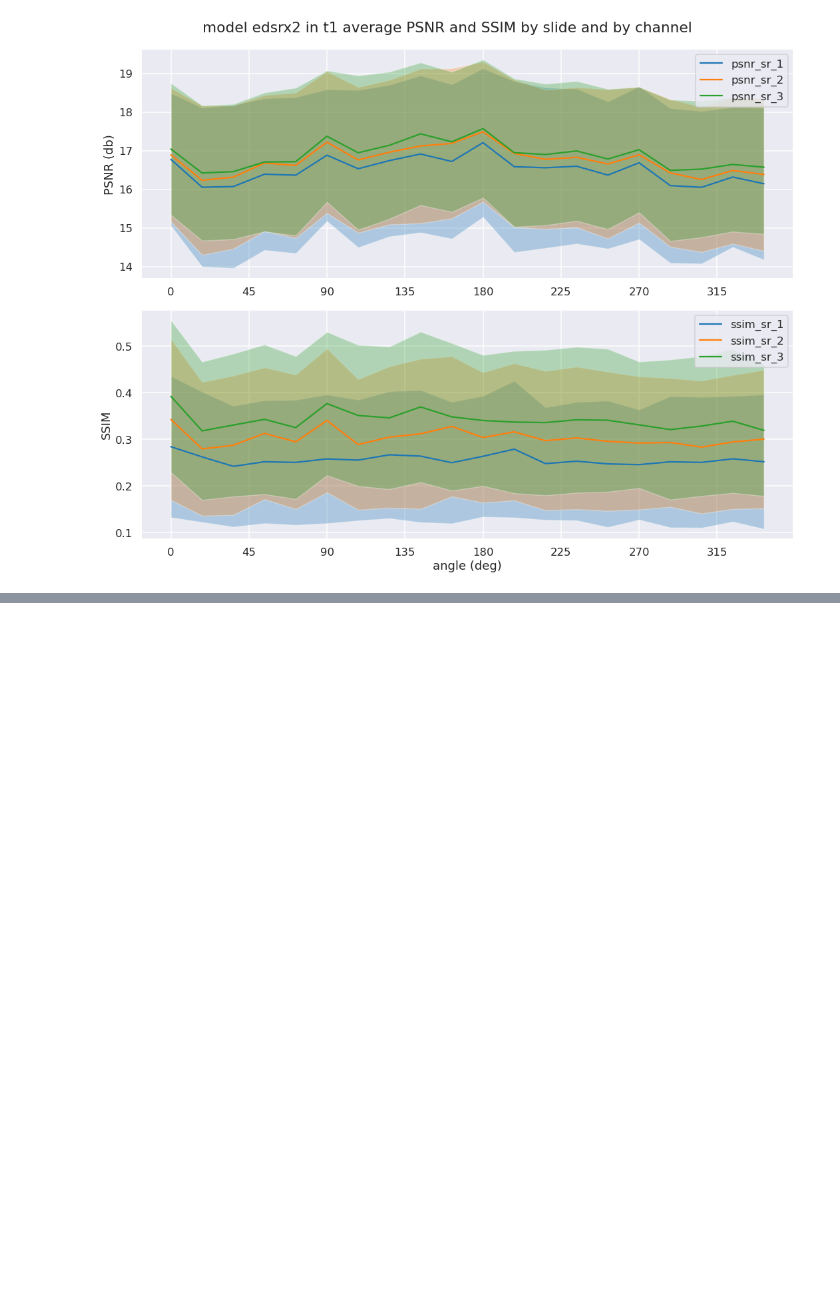
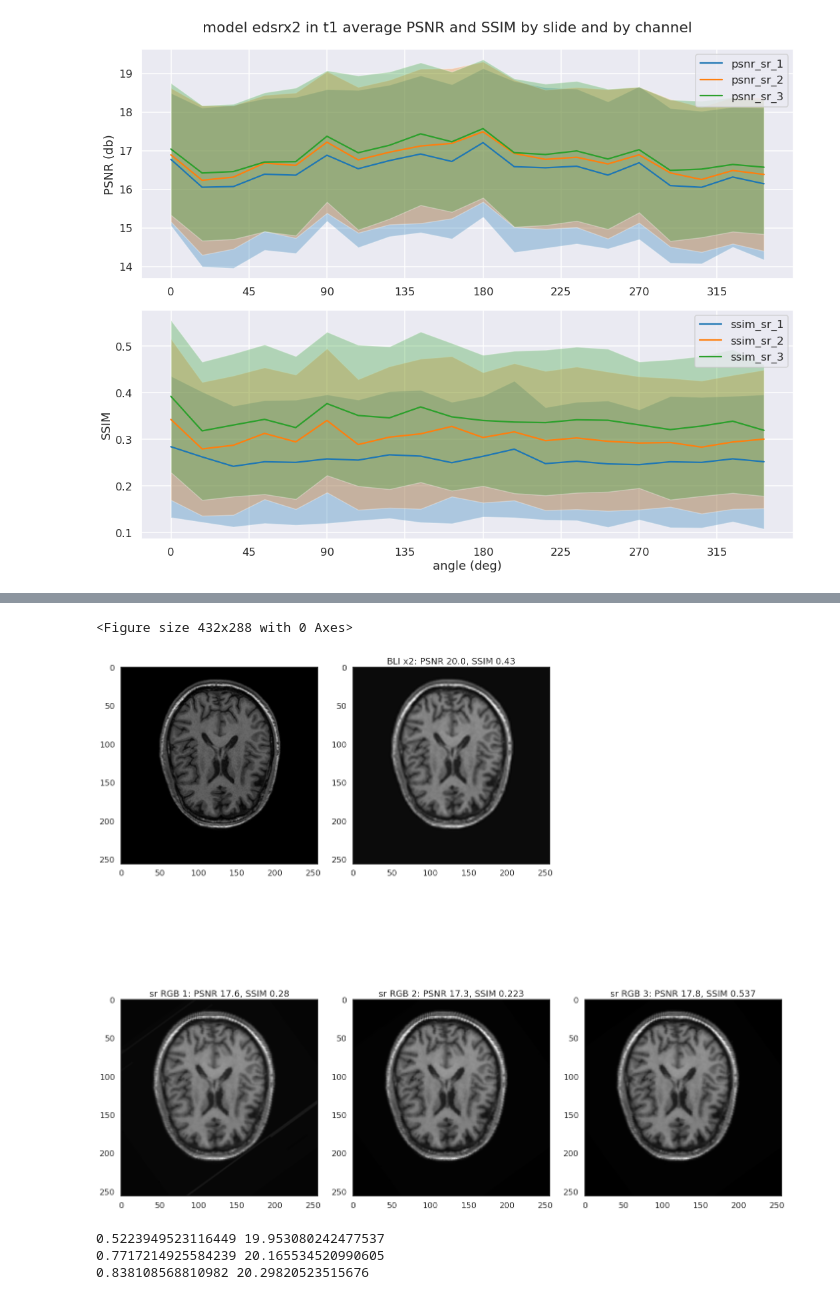
Before and after one commit to Mat092/MasterThesis, a Jupyter notebook: script/plot_psnr_ssim.ipynb, the cells around one changed output, grey strips where cells are left out. Saved outputs shown, nothing was run; the diff lists cells and outputs as text; code cells hidden in the pictures; blank space fills up the shorter version.

```diff
--- a/script/plot_psnr_ssim.ipynb
+++ b/script/plot_psnr_ssim.ipynb
@@ -419,0 +451,55 @@ ax3.imshow(bc)
+# %%
+# show some images for case01015, the range is approximately from 0 to 170
+
+sns.set_style('white')
+sns.set_context('talk')
+plt.set_cmap('gray')
+
+dt = df_x2_t1
+
+# only images downloaded
+case   = 'case01015'
+weight = 't1'
+
+angle  = 0
+slide  = 100
+angle  = 36
+scale  = 2
+
+case_mask  = dt['case']  == case
+angle_mask = dt['angle (deg)'] == angle
+slide_mask = dt['slide'] == slide
+
+dt = dt[case_mask & angle_mask & slide_mask]
+
+orig, sr, bc = load_images(case, weight, scale, slide, angle)
+
+# Plotting
+fig, (row1, row2) = plt.subplots(2, 3, figsize=(20, 20))
+
+ax1, ax2, ax6 = row1
+
+ax1.imshow(orig)
+ax2.imshow(bc)
+ssim = dt['ssim_bc'].values[0]
+psnr = dt['psnr_bc'].values[0]
+ax2.set_title(f'BLI x{scale}: PSNR {psnr:.3}, SSIM {ssim:.3}')
+
+for i, ax in enumerate(row2):
+  ssim = dt[f'ssim_sr_{i+1}'].values[0]
+  psnr = dt[f'psnr_sr_{i+1}'].values[0]
+  ax.imshow(sr[:,:,i])
+  ax.set_title(f'sr RGB {i+1}: PSNR {psnr:.3}, SSIM {ssim:.3}')
+
+ax6.remove()
+plt.tight_layout()
+plt.show();
+
+for i in range(3):
+  print(SSIM(orig, shift(sr[:,:,i], ox=scale*4, oy=0)), PSNR(orig, shift(sr[:,:,i], ox=scale*4, oy=0)))
+# %% [output]
+<Figure size 432x288 with 0 Axes>
+[figure, added]
+0.5223949523116449 19.953080242477537
+0.7717214925584239 20.165534520990605
+0.838108568810982 20.29820523515676
```
Also changed, not shown: parts of 11 cells of this notebook, 5 other files.
